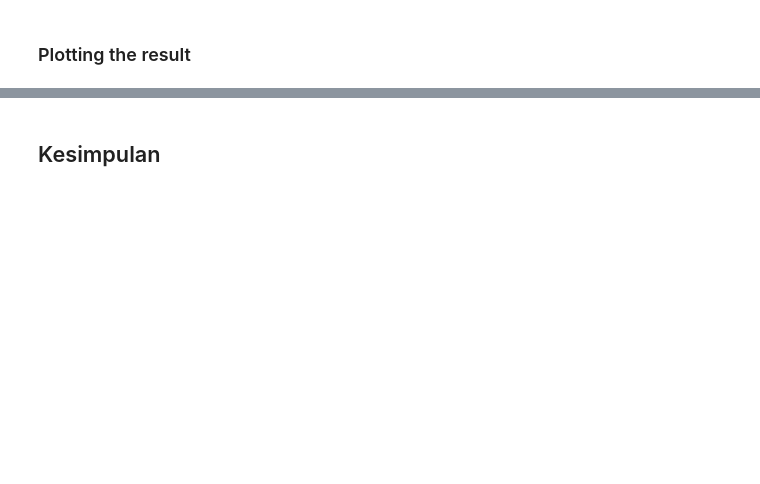
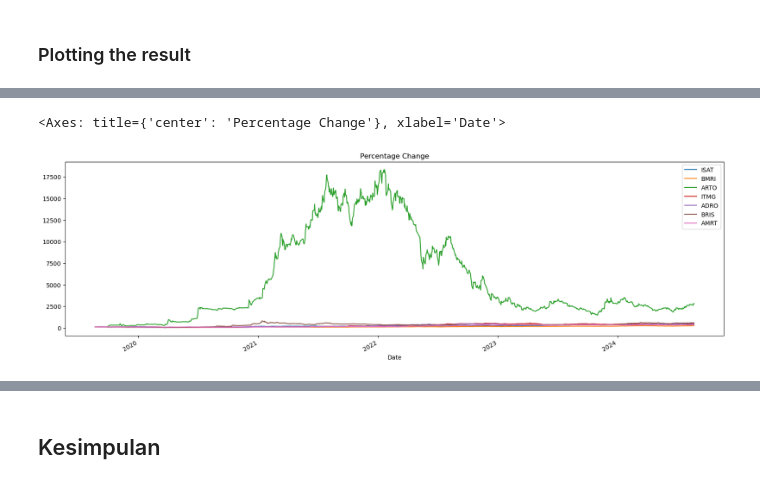
Before and after one commit to longfeet21/Data-Analyst-Project, a Jupyter notebook: Portfolio-Analysis.ipynb, the cells around one changed output, grey strips where cells are left out. Saved outputs shown, nothing was run; the diff lists cells and outputs as text; code cells hidden in the pictures; blank space fills up the shorter version.

```diff
--- a/Portfolio-Analysis.ipynb
+++ b/Portfolio-Analysis.ipynb
@@ -263,2 +291,5 @@ px.line(portfolio1.pct_change())
 # %%
-px.line(portfolio1 * 100 / portfolio1.iloc[0])
+(portfolio1 * 100 / portfolio1.iloc[0]).plot(figsize=(20, 6), title="Percentage Change")
+# %% [output]
+<Axes: title={'center': 'Percentage Change'}, xlabel='Date'>
+[figure, added]
```
Also changed, not shown: parts of 42 cells of this notebook, 1 other file.
